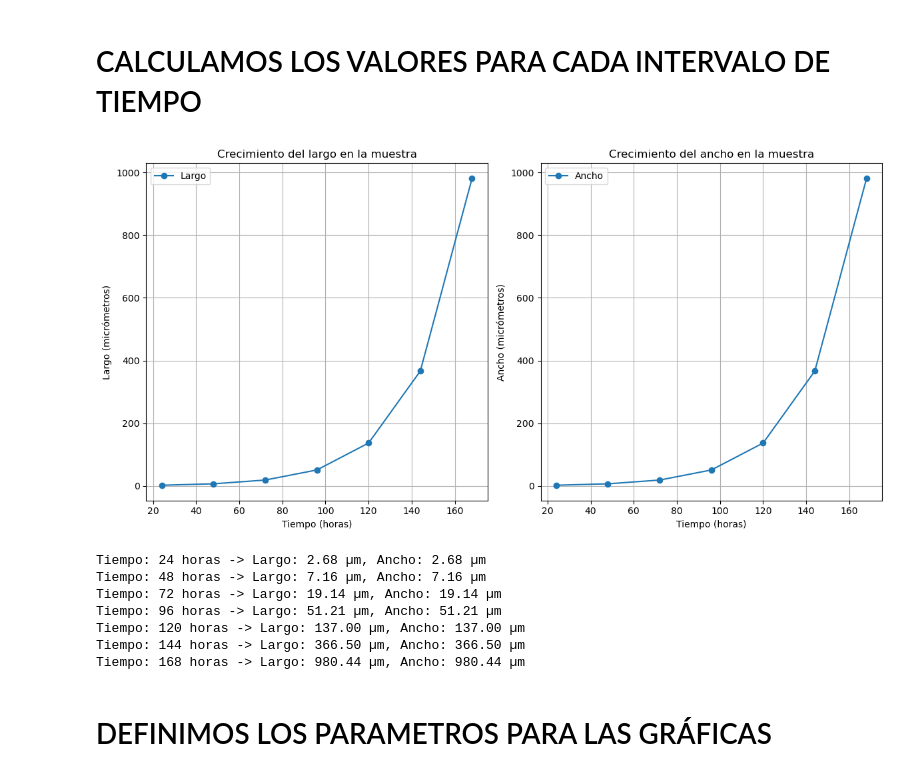
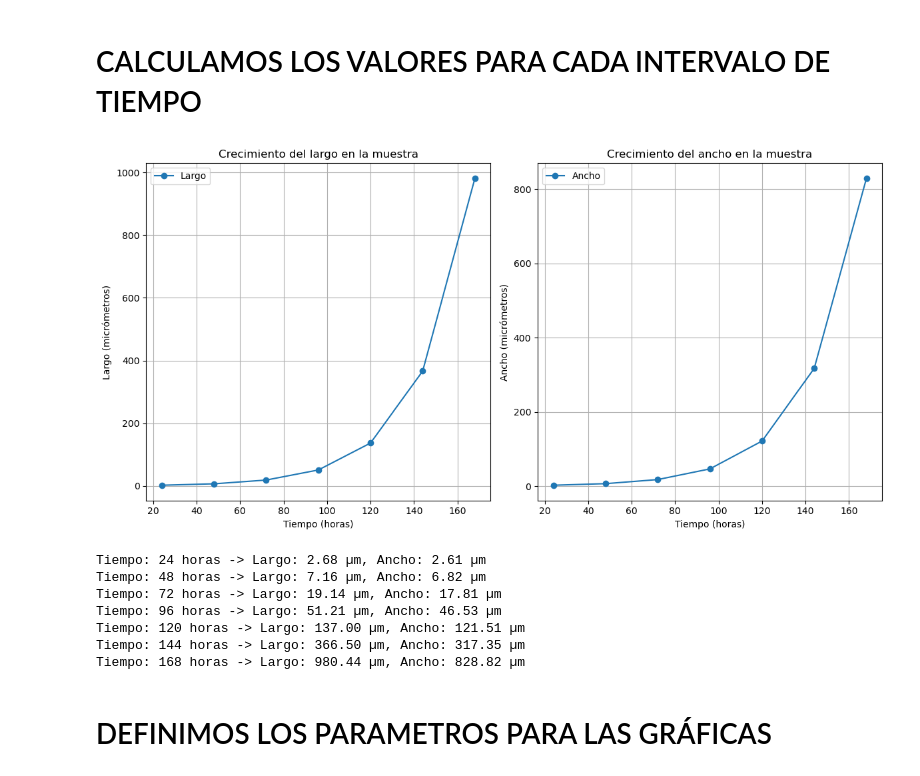
Before and after one commit to AdairPonceuwu/SferoidAnalisis, a Jupyter notebook: Crecimeinto_Esteroides.ipynb, the cells around one changed output. Saved outputs shown, nothing was run; the diff lists cells and outputs as text; code cells hidden in the pictures.

Commit message:
Corrigiendo la tasa de crecimiento

```diff
--- a/Crecimeinto_Esteroides.ipynb
+++ b/Crecimeinto_Esteroides.ipynb
@@ -23,46 +23,46 @@ def crecimiento_exponencial(inicial, mu, tiempos):
     return inicial * np.exp(mu * tiempos)
 
 # Calcular largos y anchos en cada tiempo
-largos = crecimiento_exponencial(largo_inicial, mu, tiempos)
-anchos = crecimiento_exponencial(ancho_inicial, mu, tiempos)
+largos = crecimiento_exponencial(largo_inicial, mu_largo, tiempos)
+anchos = crecimiento_exponencial(ancho_inicial, mu_ancho, tiempos)
 
 # Graficar los resultados
 plt.figure(figsize=(12, 6))
 
 # Gráfico para largos
 plt.subplot(1, 2, 1)
 plt.plot(tiempos, largos, 'o-', label='Largo')
 plt.xlabel('Tiempo (horas)')
 plt.ylabel('Largo (micrómetros)')
 plt.title('Crecimiento del largo en la muestra')
 plt.legend()
 plt.grid(True)
 
 # Gráfico para anchos
 plt.subplot(1, 2, 2)
 plt.plot(tiempos, anchos, 'o-', label='Ancho')
 plt.xlabel('Tiempo (horas)')
 plt.ylabel('Ancho (micrómetros)')
 plt.title('Crecimiento del ancho en la muestra')
 plt.legend()
 plt.grid(True)
 
 plt.tight_layout()
 plt.show()
 
 # Mostrar resultados
 for dimensiones in list(zip(tiempos,largos, anchos)):
     tiempo, largo, ancho = dimensiones
     print(f"Tiempo: {tiempo} horas -> Largo: {largo:.2f} µm, Ancho: {ancho:.2f} µm")
 # %% [output]
-[figure, old version]
+[figure, new version]
-Tiempo: 24 horas -> Largo: 2.68 µm, Ancho: 2.68 µm
-Tiempo: 48 horas -> Largo: 7.16 µm, Ancho: 7.16 µm
-Tiempo: 72 horas -> Largo: 19.14 µm, Ancho: 19.14 µm
-Tiempo: 96 horas -> Largo: 51.21 µm, Ancho: 51.21 µm
-Tiempo: 120 horas -> Largo: 137.00 µm, Ancho: 137.00 µm
-Tiempo: 144 horas -> Largo: 366.50 µm, Ancho: 366.50 µm
-Tiempo: 168 horas -> Largo: 980.44 µm, Ancho: 980.44 µm
+Tiempo: 24 horas -> Largo: 2.68 µm, Ancho: 2.61 µm
+Tiempo: 48 horas -> Largo: 7.16 µm, Ancho: 6.82 µm
+Tiempo: 72 horas -> Largo: 19.14 µm, Ancho: 17.81 µm
+Tiempo: 96 horas -> Largo: 51.21 µm, Ancho: 46.53 µm
+Tiempo: 120 horas -> Largo: 137.00 µm, Ancho: 121.51 µm
+Tiempo: 144 horas -> Largo: 366.50 µm, Ancho: 317.35 µm
+Tiempo: 168 horas -> Largo: 980.44 µm, Ancho: 828.82 µm
 # %% [markdown]
 # DEFINIMOS LOS PARAMETROS PARA LAS GRÁFICAS
 # %%
```
Also changed, not shown: parts of 3 cells of this notebook.
